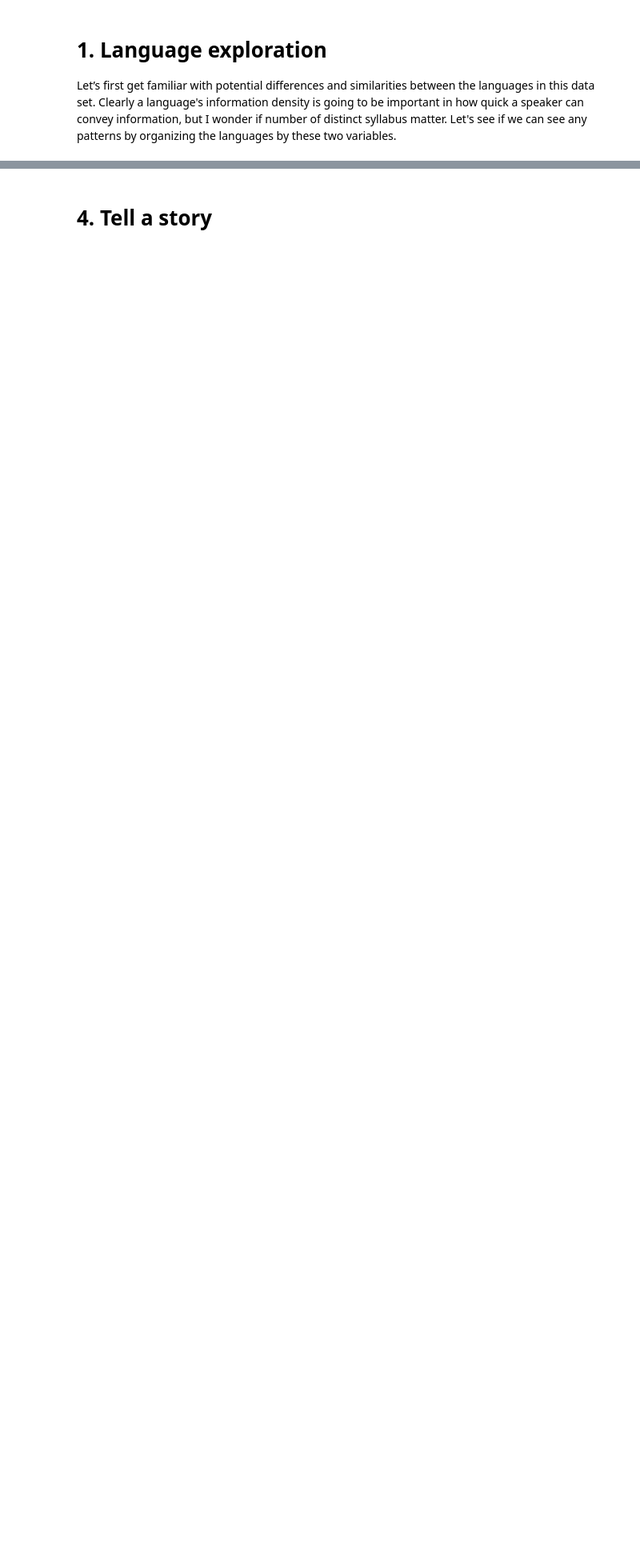
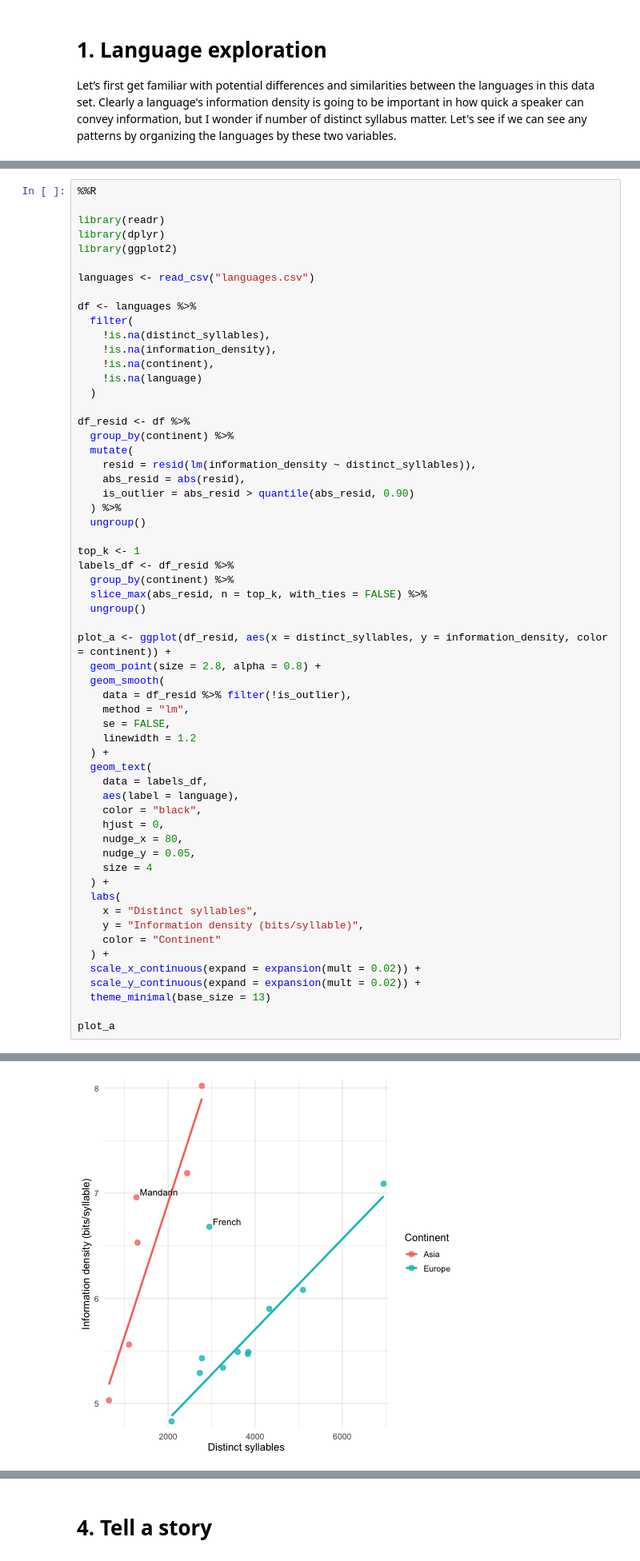
Before and after one commit to ChoWingDev/MDS-2025-26-Data_550_lab4_chowin01, a Jupyter notebook: lab4-Python.ipynb, the cells around one changed output, grey strips where cells are left out. Shown at 80% size. Saved outputs shown, nothing was run; the diff lists cells and outputs as text; blank space fills up the shorter version.

```diff
--- a/lab4-Python.ipynb
+++ b/lab4-Python.ipynb
@@ -208,3 +208,63 @@ labels = (
 base + trend + labels
 # %% [output]
 [interactive output not drawn]
+# %%
+%%R
+
+library(readr)
+library(dplyr)
+library(ggplot2)
+
+languages <- read_csv("languages.csv")
+
+df <- languages %>%
+  filter(
+    !is.na(distinct_syllables),
+    !is.na(information_density),
+    !is.na(continent),
+    !is.na(language)
+  )
+
+df_resid <- df %>%
+  group_by(continent) %>%
+  mutate(
+    resid = resid(lm(information_density ~ distinct_syllables)),
+    abs_resid = abs(resid),
+    is_outlier = abs_resid > quantile(abs_resid, 0.90)
+  ) %>%
+  ungroup()
+
+top_k <- 1
+labels_df <- df_resid %>%
+  group_by(continent) %>%
+  slice_max(abs_resid, n = top_k, with_ties = FALSE) %>%
+  ungroup()
+
+plot_a <- ggplot(df_resid, aes(x = distinct_syllables, y = information_density, color = continent)) +
+  geom_point(size = 2.8, alpha = 0.8) +
+  geom_smooth(
+    data = df_resid %>% filter(!is_outlier),
+    method = "lm",
+    se = FALSE,
+    linewidth = 1.2
+  ) +
+  geom_text(
+    data = labels_df,
+    aes(label = language),
+    color = "black",
+    hjust = 0,
+    nudge_x = 80,
+    nudge_y = 0.05,
+    size = 4
+  ) +
+  labs(
+    x = "Distinct syllables",
+    y = "Information density (bits/syllable)",
+    color = "Continent"
+  ) +
+  scale_x_continuous(expand = expansion(mult = 0.02)) +
+  scale_y_continuous(expand = expansion(mult = 0.02)) +
+  theme_minimal(base_size = 13)
+
+plot_a
+# %% [output]
@@ -211,3 +280,4 @@ base + trend + labels
+[figure, added]
 # %% [markdown]
 # 2. Speech rate and information density
 
```
Also changed, not shown: parts of 4 cells of this notebook, 1 other file.
